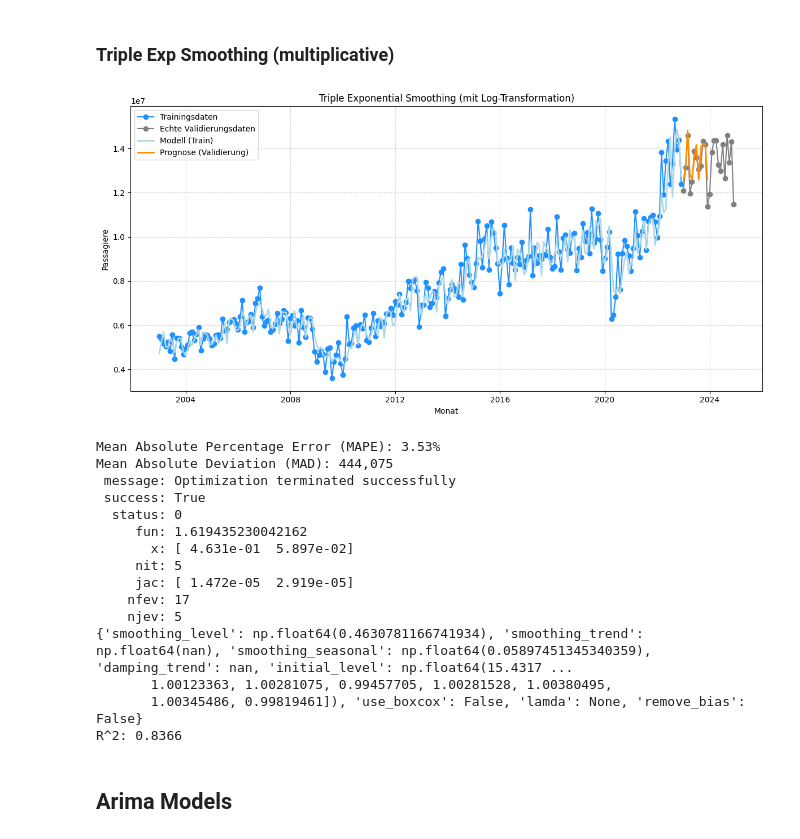
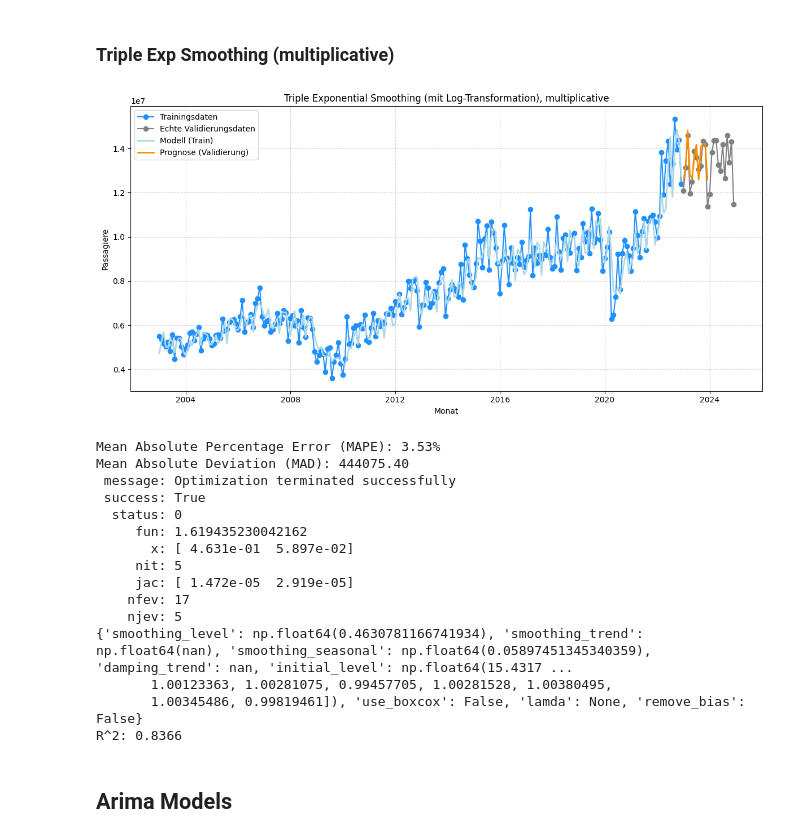
Before and after one commit to eliaspfe/BI_Vorlesung, a Jupyter notebook: Forecasting_Exports.ipynb, the cells around one changed output. Cells and saved outputs as stored; diff of their text form; code cells hidden in the pictures.

```diff
--- a/Forecasting_Exports.ipynb
+++ b/Forecasting_Exports.ipynb
@@ -9,6 +9,11 @@ import pandas as pd
 import numpy as np
 import matplotlib.pyplot as plt
 from sklearn.linear_model import LinearRegression
+
+all_mapes = []
+
+
+
 
 
 df = pd.read_csv('data/Handel.csv', sep=';',)
@@ -225,7 +246,7 @@ plt.figure(figsize=(12, 6))
 plt.plot(df['Date'], y_all, label='Echte Daten', marker='o', color='dodgerblue')
 plt.plot(df['Date'], y_pred_all, label='Regression + Saison', color='darkorange', linewidth=2)
 plt.xlabel('Monat')
-plt.ylabel('Passagiere')
+plt.ylabel('Exporte in Tsd. EUR')
 plt.title('Lineare Regression mit Saisoneffekt (Monats-Dummies)')
 plt.legend()
 plt.grid(True, linestyle='--', alpha=0.5)
@@ -234,8 +255,13 @@ plt.show()
 
 # Metriken auf dem Validierungsset
 mape = np.mean(np.abs((y_valid - y_pred_valid) / y_valid)) * 100
+all_mapes.append(mape)
 mad = np.mean(np.abs(y_valid - y_pred_valid))
 
 print(f"Mean Absolute Percentage Error (MAPE): {mape:.2f}%")
 print(f"Mean Absolute Deviation (MAD): {mad:.2f}")
+
+# Calculate R^2 (coefficient of determination)
+r_squared = model.score(X_valid, y_valid)
+print(f"R^2: {r_squared:.4f}")
 # %% [output]
@@ -305,6 +341,7 @@ dummies = pd.get_dummies(df['Monat_num'], prefix='Monat', drop_first=True)
 # Kausale Variable: Wechselkurs (Exchange Rate)
 kausale_variable = df[['Monthly_Avg_Exchange_Rate', 'BIP Mrd. EUR', 'DAX']]  # Falls du mehrere hast, hier einfach mehr auswählen
 #Mit DAX -> Forecast besser, Finanzkrise nicht mehr so stark
+# Gute Performance mit iloc -120 (Trainingsset 120 Monate)
 
 
 # Features zusammenstellen
@@ -312,8 +349,8 @@ X_all = pd.concat([df[['Monate_seit_start']], dummies, kausale_variable], axis=1
 y_all = df['value_Outgoing']
 
 # Training (letzte 180 von allen bis auf die letzten 12) & Validierung (letzte 12)
-X_train = X_all.iloc[:-12]#.iloc[-180:]
-y_train = y_all.iloc[:-12]#.iloc[-180:]
+X_train = X_all.iloc[:-12].iloc[-120:]
+y_train = y_all.iloc[:-12].iloc[-120:]
 X_valid = X_all.iloc[-12:]
 y_valid = y_all.iloc[-12:]
 
@@ -339,8 +376,20 @@ plt.show()
 
 # Metriken
 mape = np.mean(np.abs((y_valid - y_pred_valid) / y_valid)) * 100
+all_mapes.append(mape)
 mad = np.mean(np.abs(y_valid - y_pred_valid))
 
 print(f"Mean Absolute Percentage Error (MAPE): {mape:.2f}%")
 print(f"Mean Absolute Deviation (MAD): {mad:.2f}")
+
+# Calculate R^2 (coefficient of determination)
+r_squared = model.score(X_valid, y_valid)
+print(f"R^2: {r_squared:.4f}")
+
+# Calculate R^2 manually
+ss_total = np.sum((y_valid - np.mean(y_valid)) ** 2)
+ss_residual = np.sum((y_valid - y_pred_valid) ** 2)
+r_squared_manual = 1 - (ss_residual / ss_total)
+
+print(f"Manually Calculated R^2: {r_squared_manual:.4f}")
 # %% [output]
@@ -388,7 +538,7 @@ fit = model.fit()
 
 # Vorhersagen (im Log-Raum)
 y_pred_train_log = fit.fittedvalues
-y_pred_valid_log = fit.forecast(D_VALID)
+y_pred_valid_log = fit.forecast(12)
 
 # Rücktransformation (Exponentiation)
 y_train = np.exp(y_train_log)
@@ -396,15 +546,16 @@ y_valid = np.exp(y_valid_log)
 y_pred_train = np.exp(y_pred_train_log)
 y_pred_valid = np.exp(y_pred_valid_log)
 
+
 # Plot
 plt.figure(figsize=(12, 6))
 plt.plot(dates_train, y_train, label='Trainingsdaten', color='dodgerblue', marker='o')
 plt.plot(dates_valid, y_valid, label='Echte Validierungsdaten', color='grey', marker='o')
 plt.plot(dates_train, y_pred_train, label='Modell (Train)', color='lightblue', linewidth=2)
-plt.plot(dates_valid, y_pred_valid, label='Prognose (Validierung)', color='darkorange', linewidth=2)
+plt.plot(dates_valid[:-12], y_pred_valid, label='Prognose (Validierung)', color='darkorange', linewidth=2)
 plt.xlabel('Monat')
 plt.ylabel('Passagiere')
-plt.title('Triple Exponential Smoothing (mit Log-Transformation)')
+plt.title('Triple Exponential Smoothing (mit Log-Transformation), additiv')
 plt.legend()
 plt.grid(True, linestyle='--', alpha=0.5)
 plt.tight_layout()
@@ -412,6 +563,7 @@ plt.show()
 
 # Evaluation auf Originalskala
 mape = np.mean(np.abs((y_valid - y_pred_valid) / y_valid)) * 100
+all_mapes.append(mape)
 mad = np.mean(np.abs(y_valid - y_pred_valid))
 
 print(f"Mean Absolute Percentage Error (MAPE): {mape:.2f}%")
@@ -489,39 +641,40 @@ y_pred_valid = np.exp(y_pred_valid_log)
 
 # Plot
 plt.figure(figsize=(12, 6))
 plt.plot(dates_train, y_train, label='Trainingsdaten', color='dodgerblue', marker='o')
 plt.plot(dates_valid, y_valid, label='Echte Validierungsdaten', color='grey', marker='o')
 plt.plot(dates_train, y_pred_train, label='Modell (Train)', color='lightblue', linewidth=2)
 plt.plot(dates_valid[:-12], y_pred_valid, label='Prognose (Validierung)', color='darkorange', linewidth=2)
 plt.xlabel('Monat')
 plt.ylabel('Passagiere')
-plt.title('Triple Exponential Smoothing (mit Log-Transformation)')
+plt.title('Triple Exponential Smoothing (mit Log-Transformation), multiplicative')
 plt.legend()
 plt.grid(True, linestyle='--', alpha=0.5)
 plt.tight_layout()
 plt.show()
 
 # Evaluation auf Originalskala
 mape = np.mean(np.abs((y_valid - y_pred_valid) / y_valid)) * 100
-mad = np.mean(np.abs(y_valid - y_pred_valid))
+all_mapes.append(mape)
+mad = np.mean(np.abs(np.exp(y_valid_log) - np.exp(y_pred_valid_log)))
 
 print(f"Mean Absolute Percentage Error (MAPE): {mape:.2f}%")
-print(f"Mean Absolute Deviation (MAD): {mad:,.0f}")
+print(f"Mean Absolute Deviation (MAD): {mad:.2f}")
 
 # Details zur Optimierung
 print(fit.mle_retvals)
 print(fit.params)
 
 # Calculate R^2 (coefficient of determination)
 ss_total = np.sum((y_valid - np.mean(y_valid)) ** 2)
 ss_residual = np.sum((y_valid - y_pred_valid) ** 2)
 r_squared = 1 - (ss_residual / ss_total)
 
 print(f"R^2: {r_squared:.4f}")
 # %% [output]
-[figure, old version]
+[figure, new version]
 Mean Absolute Percentage Error (MAPE): 3.53%
-Mean Absolute Deviation (MAD): 444,075
+Mean Absolute Deviation (MAD): 444075.40
  message: Optimization terminated successfully
  success: True
   status: 0
```
Also changed, not shown: parts of 18 cells of this notebook.
